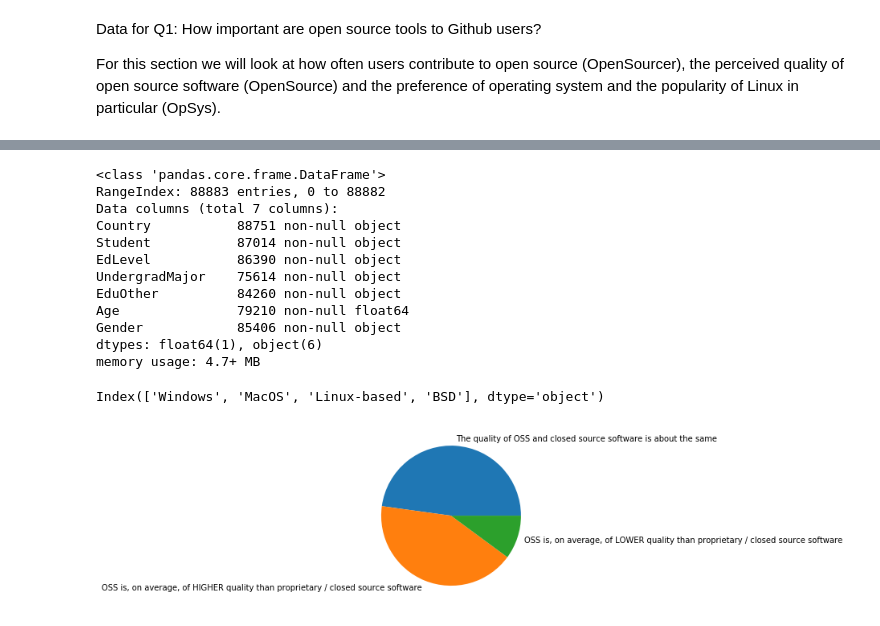
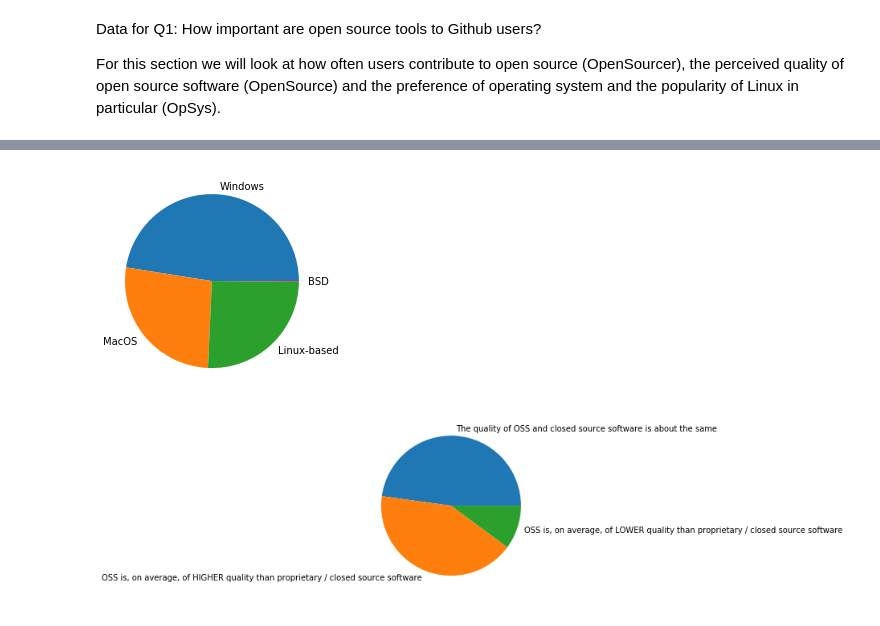
Before and after one commit to MarshEnterprises/Udacity_Project1, a Jupyter notebook: Udacity_Project1.ipynb, the cells around one changed output, grey strips where cells are left out. Drawn from its saved outputs; the diff is of its cells as text; code cells hidden in the pictures.

```diff
--- a/Udacity_Project1.ipynb
+++ b/Udacity_Project1.ipynb
@@ -113,22 +91,7 @@ ax.legend(enviro.index, loc='upper right')
-# %%
-df_background.info()
-# %% [output]
-<class 'pandas.core.frame.DataFrame'>
-RangeIndex: 88883 entries, 0 to 88882
-Data columns (total 7 columns):
-Country           88751 non-null object
-Student           87014 non-null object
-EdLevel           86390 non-null object
-UndergradMajor    75614 non-null object
-EduOther          84260 non-null object
-Age               79210 non-null float64
-Gender            85406 non-null object
-dtypes: float64(1), object(6)
-memory usage: 4.7+ MB
-# %%
-df['OpSys'].value_counts().index
-# %% [output]
-Index(['Windows', 'MacOS', 'Linux-based', 'BSD'], dtype='object')
+# %%
+plt.pie(df['OpSys'].value_counts(), labels=df['OpSys'].value_counts().index);
+# %% [output]
+[figure, added]
 # %%
 plt.pie(df['OpenSource'].value_counts(), labels = df['OpenSource'].value_counts().index);
 # %% [output]
```
Also changed, not shown: parts of 7 cells of this notebook.
